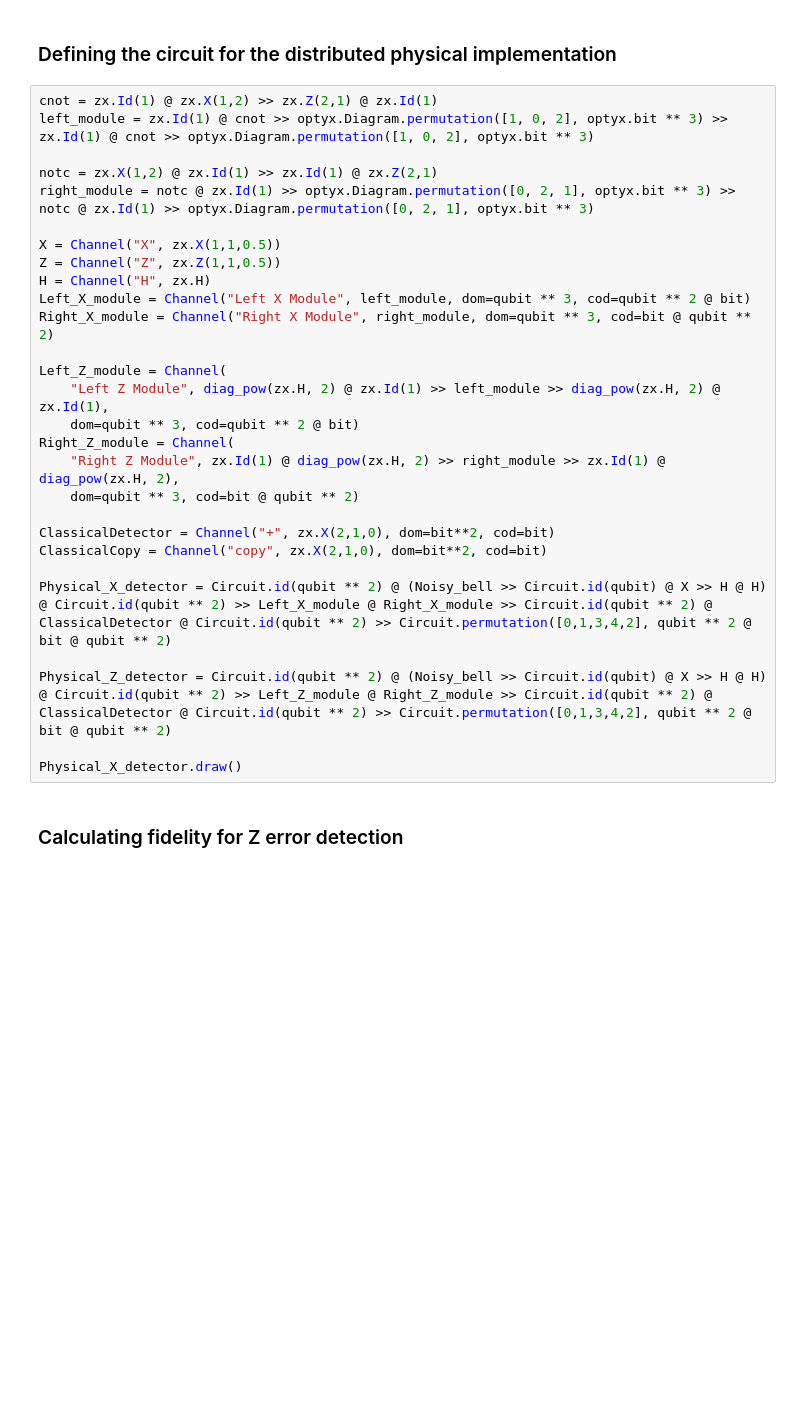
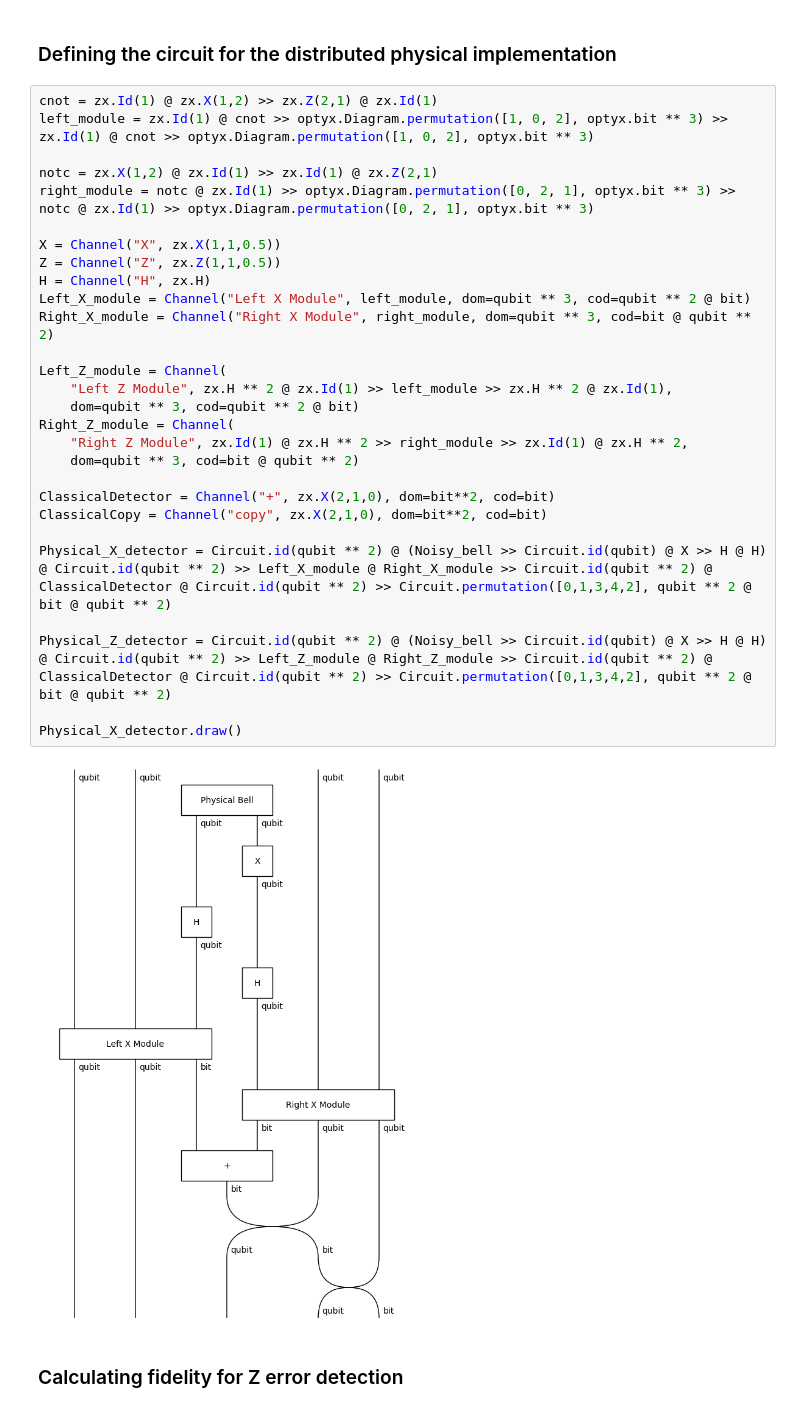
Before and after one commit to quantinuum-dev/optyx, a Jupyter notebook: notebooks/distributed-412-code.ipynb, the cells around one changed output. Cells and saved outputs as stored; diff of their text form; blank space fills up the shorter version.

```diff
--- a/notebooks/distributed-412-code.ipynb
+++ b/notebooks/distributed-412-code.ipynb
@@ -130,31 +137,33 @@ print("Calculated fidelity:", (Noisy_bell >> Perfect_Bell_Effect).double().to_te
 # %%
 cnot = zx.Id(1) @ zx.X(1,2) >> zx.Z(2,1) @ zx.Id(1)
 left_module = zx.Id(1) @ cnot >> optyx.Diagram.permutation([1, 0, 2], optyx.bit ** 3) >> zx.Id(1) @ cnot >> optyx.Diagram.permutation([1, 0, 2], optyx.bit ** 3)
 
 notc = zx.X(1,2) @ zx.Id(1) >> zx.Id(1) @ zx.Z(2,1)
 right_module = notc @ zx.Id(1) >> optyx.Diagram.permutation([0, 2, 1], optyx.bit ** 3) >> notc @ zx.Id(1) >> optyx.Diagram.permutation([0, 2, 1], optyx.bit ** 3)
 
 X = Channel("X", zx.X(1,1,0.5))
 Z = Channel("Z", zx.Z(1,1,0.5))
 H = Channel("H", zx.H)
 Left_X_module = Channel("Left X Module", left_module, dom=qubit ** 3, cod=qubit ** 2 @ bit)
 Right_X_module = Channel("Right X Module", right_module, dom=qubit ** 3, cod=bit @ qubit ** 2)
 
 Left_Z_module = Channel(
-    "Left Z Module", diag_pow(zx.H, 2) @ zx.Id(1) >> left_module >> diag_pow(zx.H, 2) @ zx.Id(1),
+    "Left Z Module", zx.H ** 2 @ zx.Id(1) >> left_module >> zx.H ** 2 @ zx.Id(1),
     dom=qubit ** 3, cod=qubit ** 2 @ bit)
 Right_Z_module = Channel(
-    "Right Z Module", zx.Id(1) @ diag_pow(zx.H, 2) >> right_module >> zx.Id(1) @ diag_pow(zx.H, 2),
+    "Right Z Module", zx.Id(1) @ zx.H ** 2 >> right_module >> zx.Id(1) @ zx.H ** 2,
     dom=qubit ** 3, cod=bit @ qubit ** 2)
 
 ClassicalDetector = Channel("+", zx.X(2,1,0), dom=bit**2, cod=bit)
 ClassicalCopy = Channel("copy", zx.X(2,1,0), dom=bit**2, cod=bit)
 
 Physical_X_detector = Circuit.id(qubit ** 2) @ (Noisy_bell >> Circuit.id(qubit) @ X >> H @ H) @ Circuit.id(qubit ** 2) >> Left_X_module @ Right_X_module >> Circuit.id(qubit ** 2) @ ClassicalDetector @ Circuit.id(qubit ** 2) >> Circuit.permutation([0,1,3,4,2], qubit ** 2 @ bit @ qubit ** 2)
 
 Physical_Z_detector = Circuit.id(qubit ** 2) @ (Noisy_bell >> Circuit.id(qubit) @ X >> H @ H) @ Circuit.id(qubit ** 2) >> Left_Z_module @ Right_Z_module >> Circuit.id(qubit ** 2) @ ClassicalDetector @ Circuit.id(qubit ** 2) >> Circuit.permutation([0,1,3,4,2], qubit ** 2 @ bit @ qubit ** 2)
 
 Physical_X_detector.draw()
+# %% [output]
+[figure, added]
 # %% [markdown]
 ### Calculating fidelity for Z error detection
 # %%
```
Also changed, not shown: parts of 23 cells of this notebook.
